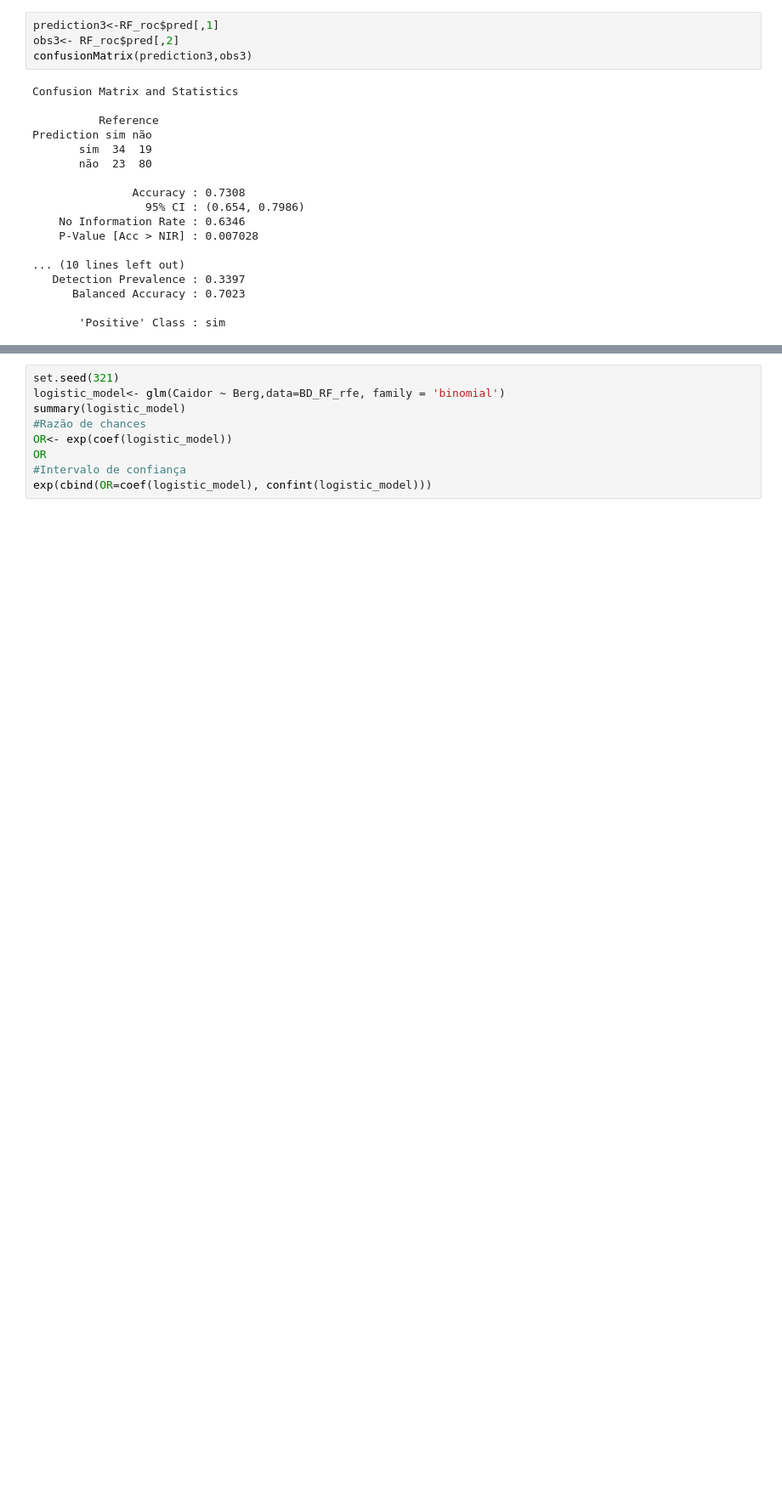
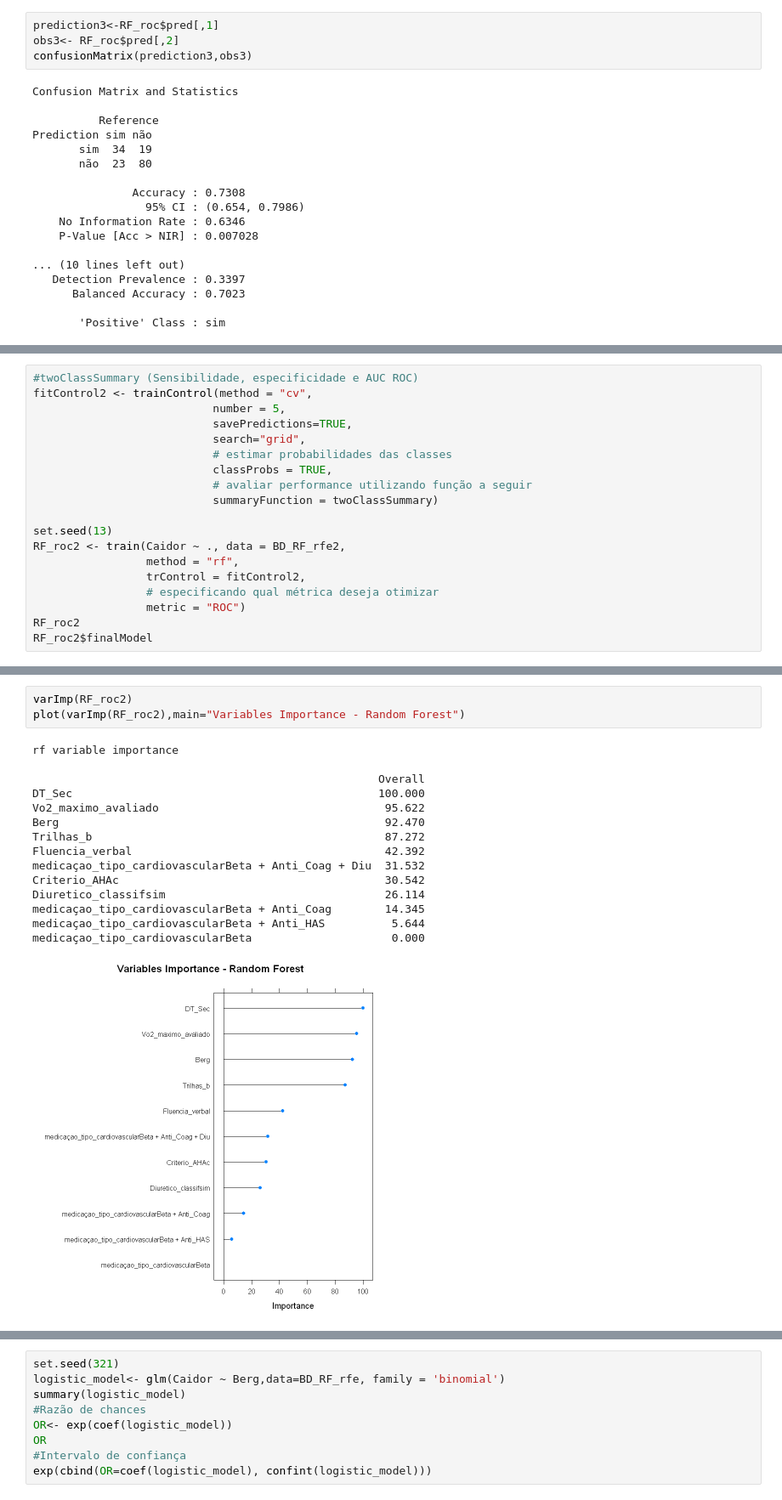
Before and after one commit to RenanBaltar/Analises_Heitor, a Jupyter notebook: Analise_Heitor_tese.ipynb, the cells around one changed output, grey strips where cells are left out. Shown: that part at 85% size. Cells and saved outputs as stored; diff of their text form; blank space fills up the shorter version.

```diff
--- a/Analise_Heitor_tese.ipynb
+++ b/Analise_Heitor_tese.ipynb
@@ -945,0 +1177,19 @@ Prediction sim não
+# %%
+#twoClassSummary (Sensibilidade, especificidade e AUC ROC)
+fitControl2 <- trainControl(method = "cv",
+                           number = 5,
+                           savePredictions=TRUE,
+                           search="grid",
+                           # estimar probabilidades das classes
+                           classProbs = TRUE,
+                           # avaliar performance utilizando função a seguir
+                           summaryFunction = twoClassSummary)
+
+set.seed(13)
+RF_roc2 <- train(Caidor ~ ., data = BD_RF_rfe2,
+                 method = "rf",
+                 trControl = fitControl2,
+                 # especificando qual métrica deseja otimizar
+                 metric = "ROC")
+RF_roc2
+RF_roc2$finalModel
@@ -945,0 +1226,19 @@ Prediction sim não
+# %%
+varImp(RF_roc2)
+plot(varImp(RF_roc2),main="Variables Importance - Random Forest")
+# %% [output]
+rf variable importance
+
+                                                    Overall
+DT_Sec                                              100.000
+Vo2_maximo_avaliado                                  95.622
+Berg                                                 92.470
+Trilhas_b                                            87.272
+Fluencia_verbal                                      42.392
+medicaçao_tipo_cardiovascularBeta + Anti_Coag + Diu  31.532
+Criterio_AHAc                                        30.542
+Diuretico_classifsim                                 26.114
+medicaçao_tipo_cardiovascularBeta + Anti_Coag        14.345
+medicaçao_tipo_cardiovascularBeta + Anti_HAS          5.644
+medicaçao_tipo_cardiovascularBeta                     0.000
+[figure, added]
```
Also changed, not shown: parts of 22 cells of this notebook, 1 other file.
